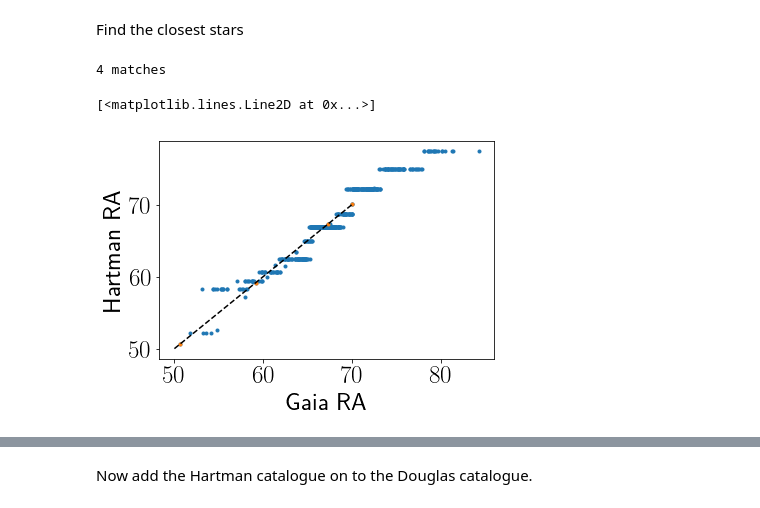
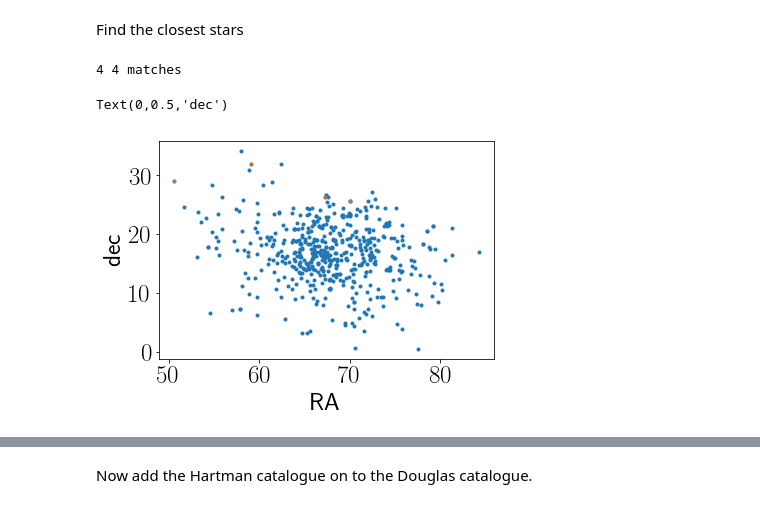
Before and after one commit to RuthAngus/stardate, a Jupyter notebook: code/Hyades.ipynb, the cells around one changed output, grey strips where cells are left out. Cells and saved outputs as stored; diff of their text form; code cells hidden in the pictures.

```diff
--- a/code/Hyades.ipynb
+++ b/code/Hyades.ipynb
@@ -67,4 +99,5 @@ gaia = pd.read_csv("../data/gaia_cluster_crossmatch.csv", skiprows=49)
 m = gaia.Cluster.values == "Hyades  "
 hg = gaia.iloc[m]
 hg.head()
+hg["source_id"] = hg.Source
 # %% [output]
@@ -108,18 +150,19 @@ def find_min_dist(ra1, dec1, ra2, dec2, dist_arcsecs=5.):
         min_distance = min(e2)
         if min_distance < dist_arcsecs/3600.:
             m = e2 == min_distance
-        if sum(m) > 1:
-            closest_ra.append(ra2.values[i])
-            closest_dec.append(dec2.values[i])
-            distance.append(min_distance)
-            ind1.append(i)
-            ind2.append(np.arange(len(ra2))[m[0]])
-        elif sum(m) > 0:
-            closest_ra.append(float(ra2.values[m]))
-            closest_dec.append(float(dec2.values[m]))
+            if sum(m) > 1:
+                m = np.arange(len(ra2))[m[0]]
+            closest_ra.append(ra1.values[i])
+            closest_dec.append(dec1.values[i])
             distance.append(min_distance)
             ind1.append(i)
             ind2.append(np.arange(len(ra2))[m])
-    return np.array(distance), np.array(closest_ra), np.array(closest_dec), np.array(ind1), np.array(ind2)
+
+    m1, m2 = np.zeros(len(ra1), dtype="bool"), np.zeros(len(ra2), dtype="bool")
+    for i in ind1:
+        m1[i] = True
+    for i in ind2:
+        m2[i] = True
+    return np.array(distance), np.array(closest_ra), np.array(closest_dec), m1, m2
 # %% [markdown]
 # Gaia and Hartman
@@ -126,4 +171,5 @@ def find_min_dist(ra1, dec1, ra2, dec2, dist_arcsecs=5.):
 # %%
+hartman["prot"] = hartman.Pe
 hartman.head()
 # %% [output]
 |  | HAT | n_HAT | pmRA | pmDE | Jmag | Hmag | Kmag | Vmag | r_Vmag | Pe | ... | ... |
@@ -149,17 +195,15 @@ plt.ylim(-1, 36)
 # %% [markdown]
 Find the closest stars
 # %%
-distance, closest_ra, closest_dec, m, inds = find_min_dist(hg.RA_ICRS, hg.DE_ICRS, hartman.ra, hartman.dec)
-print(sum(m), "matches")
+distance, closest_ra, closest_dec, ind1, ind2 = find_min_dist(hg.RA_ICRS, hg.DE_ICRS, hartman.ra, hartman.dec)
+print(sum(ind1), sum(ind2), "matches")
 # %% [output]
-4 matches
+4 4 matches
 # %%
-plt.plot(hg.RA_ICRS.values, closest_ra, ".")
-plt.plot(hg.RA_ICRS.values[m], closest_ra[m], ".")
-plt.xlabel("Gaia RA")
-plt.ylabel("Hartman RA")
-xs = np.linspace(50, 70, 100)
-plt.plot(xs, xs, "--k")
+plt.plot(hg.RA_ICRS, hg.DE_ICRS, ".")
+plt.plot(hg.RA_ICRS.values[ind1], hg.DE_ICRS.values[ind1], ".", alpha=.5)
+plt.xlabel("RA")
+plt.ylabel("dec")
 # %% [output]
-[<matplotlib.lines.Line2D at 0x...>]
+Text(0,0.5,'dec')
-[figure, old version]
+[figure, new version]
```
Also changed, not shown: parts of 41 cells of this notebook.
